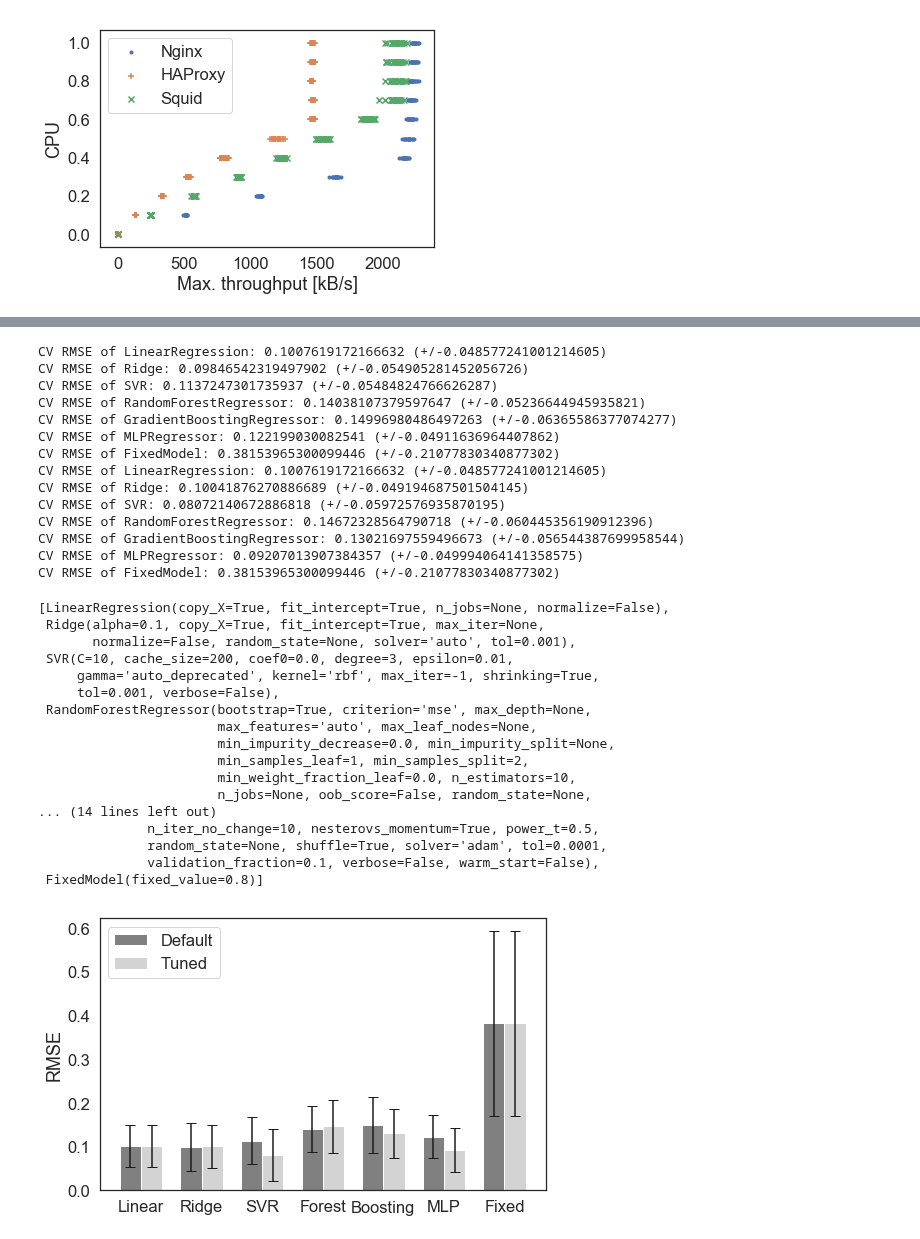
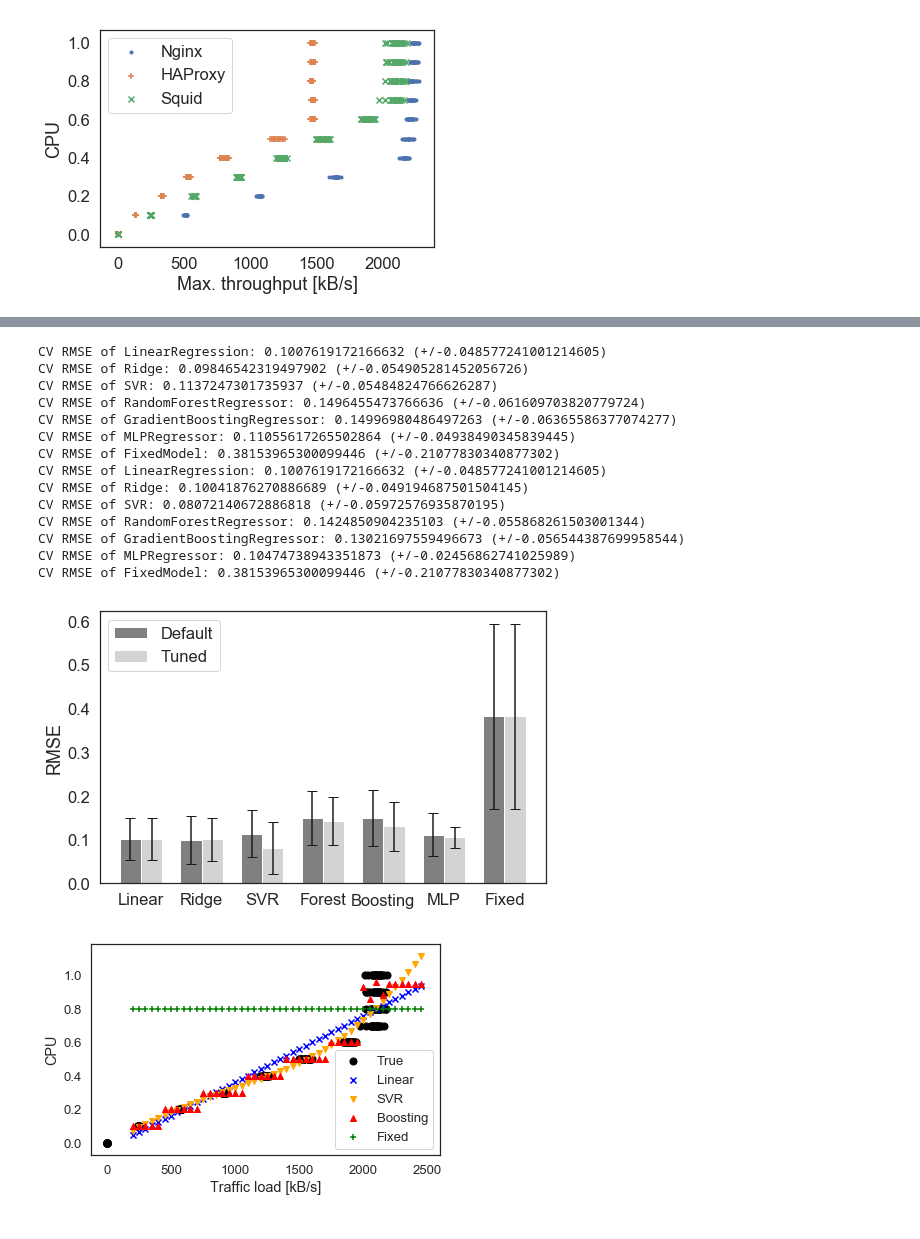
Before and after one commit to CN-UPB/ml-for-resource-allocation, a Jupyter notebook: vnf_web.ipynb, the cells around one changed output, grey strips where cells are left out. Saved outputs shown, nothing was run; the diff lists cells and outputs as text; code cells hidden in the pictures.

Commit message:
updated axis and font size of some plots

```diff
--- a/vnf_web.ipynb
+++ b/vnf_web.ipynb
@@ -240,7 +240,7 @@ def prepare_data(data, vnf_name):
 # %%
 def predict_plot_all(models, scaler, X, y, vnf_name):
     """Given a list of models, fit all to the data, save model, and plot their predictions"""
-    sns.set(font_scale=1.5, style='white')
+    sns.set(font_scale=1.2, style='white')
 
     models = [models[0], models[2], models[3], models[6]]
     labels = ['Linear', 'SVR', 'Boosting', 'Fixed']
@@ -260,7 +260,7 @@ def predict_plot_all(models, scaler, X, y, vnf_name):
         X_plot_scaled = scaler.transform(X_plot)
         y_pred = model.predict(X_plot_scaled)
         plt.scatter(X_plot, y_pred, label=labels[i], marker=markers[i], color=colors[i])
-    plt.xlabel('Max. throughput [kB/s]')
+    plt.xlabel('Traffic load [kB/s]')
     plt.ylabel('CPU')
     plt.legend()
     # save, avoid cutting off labels
@@ -392,39 +377,24 @@ CV RMSE of FixedModel: 0.38153965300099446 (+/-0.21077830340877302)
 # %%
 vnf_name = 'squid'
 X, y, scaler = prepare_data(squid, vnf_name)
 X_scaled = scaler.transform(X)
 
-train_tune_eval_models(X_scaled, y, vnf_name)
+models = train_tune_eval_models(X_scaled, y, vnf_name)
+predict_plot_all(models, scaler, X, y, vnf_name)
 # %% [output]
 CV RMSE of LinearRegression: 0.1007619172166632 (+/-0.048577241001214605)
 CV RMSE of Ridge: 0.09846542319497902 (+/-0.054905281452056726)
 CV RMSE of SVR: 0.1137247301735937 (+/-0.05484824766626287)
-CV RMSE of RandomForestRegressor: 0.14038107379597647 (+/-0.05236644945935821)
+CV RMSE of RandomForestRegressor: 0.1496455473766636 (+/-0.061609703820779724)
 CV RMSE of GradientBoostingRegressor: 0.14996980486497263 (+/-0.06365586377074277)
-CV RMSE of MLPRegressor: 0.122199030082541 (+/-0.04911636964407862)
+CV RMSE of MLPRegressor: 0.11055617265502864 (+/-0.04938490345839445)
 CV RMSE of FixedModel: 0.38153965300099446 (+/-0.21077830340877302)
 CV RMSE of LinearRegression: 0.1007619172166632 (+/-0.048577241001214605)
 CV RMSE of Ridge: 0.10041876270886689 (+/-0.049194687501504145)
 CV RMSE of SVR: 0.08072140672886818 (+/-0.05972576935870195)
-CV RMSE of RandomForestRegressor: 0.14672328564790718 (+/-0.060445356190912396)
+CV RMSE of RandomForestRegressor: 0.1424850904235103 (+/-0.055868261503001344)
 CV RMSE of GradientBoostingRegressor: 0.13021697559496673 (+/-0.056544387699958544)
-CV RMSE of MLPRegressor: 0.09207013907384357 (+/-0.049994064141358575)
+CV RMSE of MLPRegressor: 0.10474738943351873 (+/-0.02456862741025989)
 CV RMSE of FixedModel: 0.38153965300099446 (+/-0.21077830340877302)
-[LinearRegression(copy_X=True, fit_intercept=True, n_jobs=None, normalize=False),
- Ridge(alpha=0.1, copy_X=True, fit_intercept=True, max_iter=None,
-       normalize=False, random_state=None, solver='auto', tol=0.001),
- SVR(C=10, cache_size=200, coef0=0.0, degree=3, epsilon=0.01,
-     gamma='auto_deprecated', kernel='rbf', max_iter=-1, shrinking=True,
-     tol=0.001, verbose=False),
- RandomForestRegressor(bootstrap=True, criterion='mse', max_depth=None,
-                       max_features='auto', max_leaf_nodes=None,
-                       min_impurity_decrease=0.0, min_impurity_split=None,
-                       min_samples_leaf=1, min_samples_split=2,
-                       min_weight_fraction_leaf=0.0, n_estimators=10,
-                       n_jobs=None, oob_score=False, random_state=None,
-... (14 lines left out)
-              n_iter_no_change=10, nesterovs_momentum=True, power_t=0.5,
-              random_state=None, shuffle=True, solver='adam', tol=0.0001,
-              validation_fraction=0.1, verbose=False, warm_start=False),
- FixedModel(fixed_value=0.8)]
-[figure, old version]
+[figure, new version]
+[figure, added]
```
Also changed, not shown: parts of 1 cell of this notebook, 11 other files.
